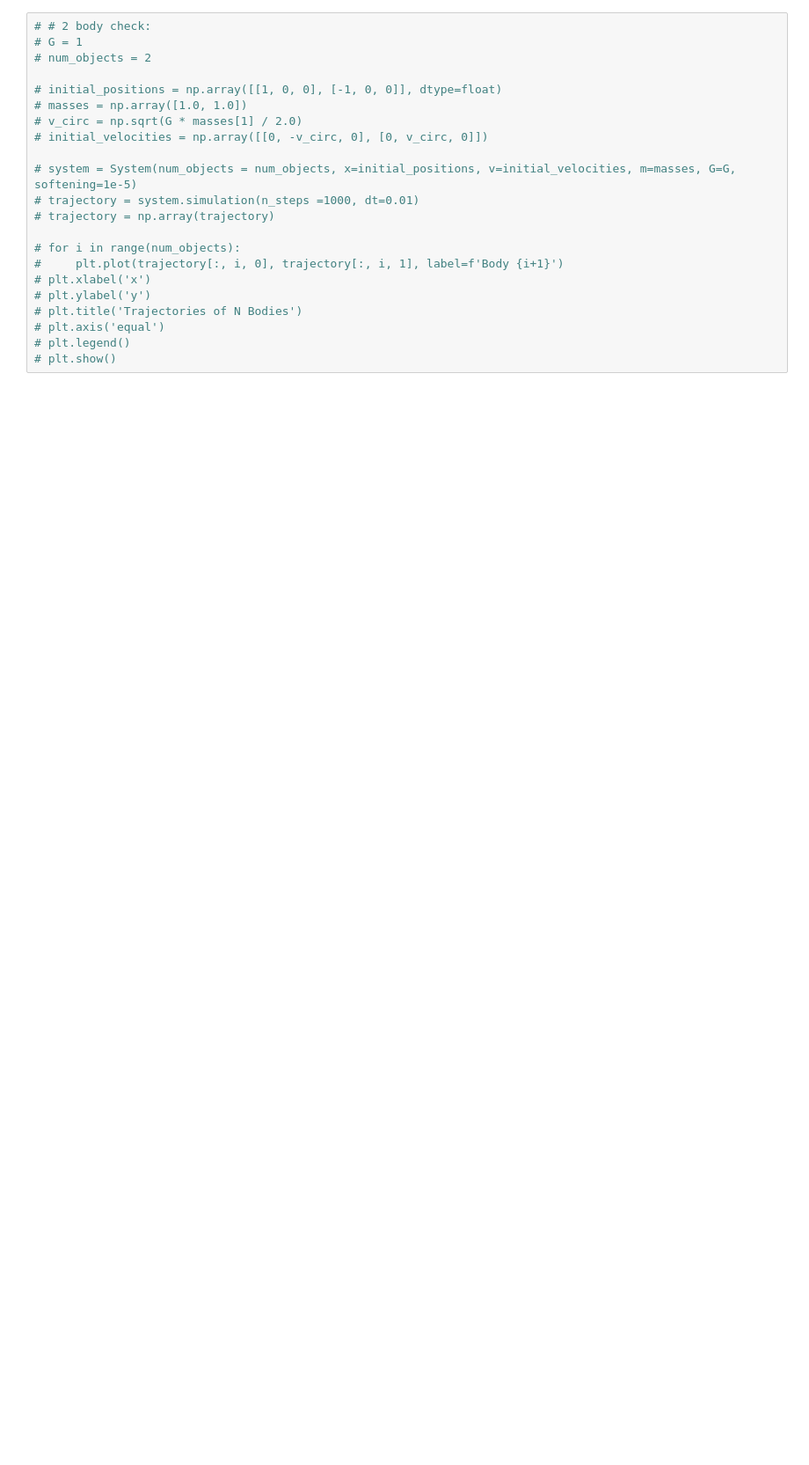
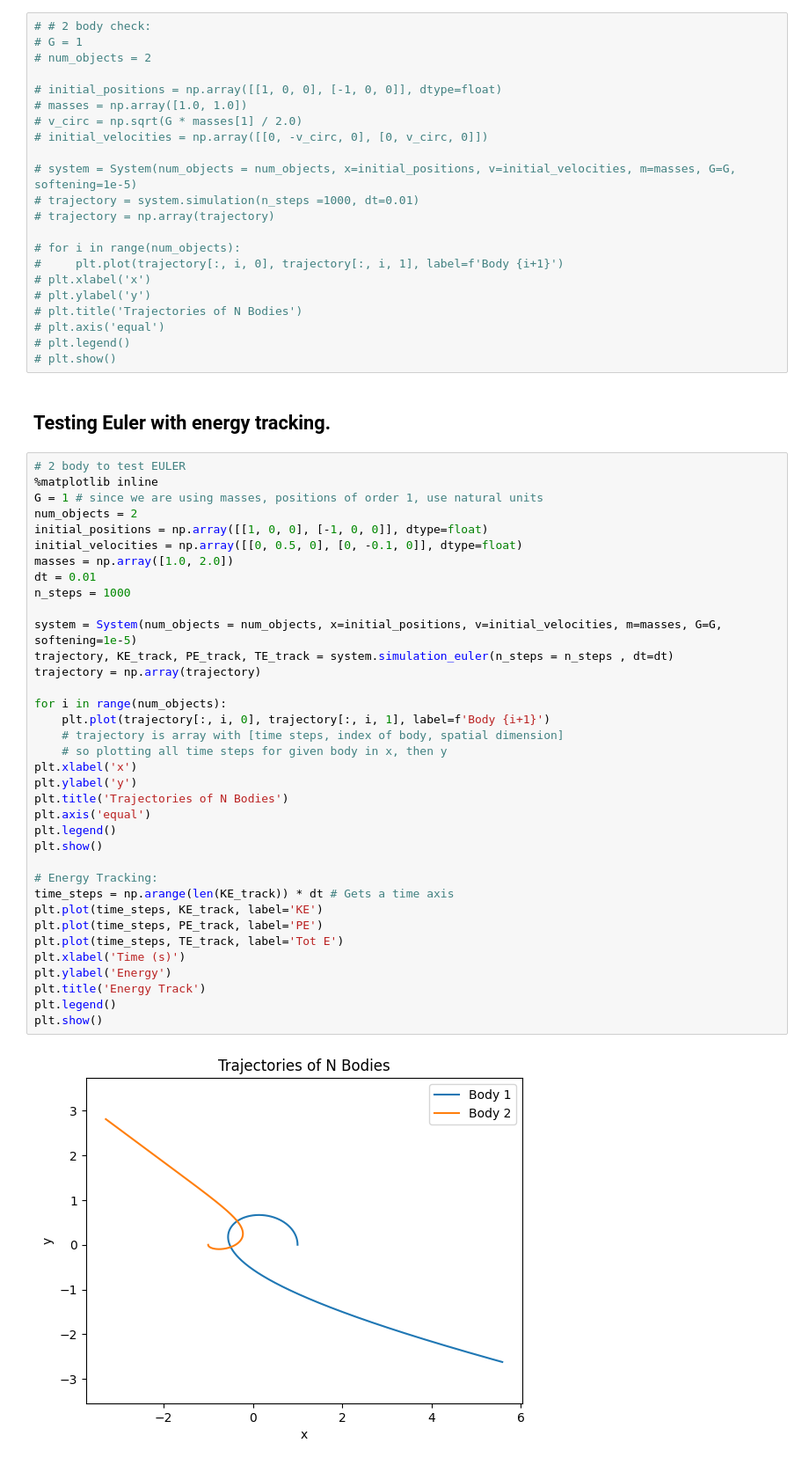
Before and after one commit to OliverPearce5/N-body_sim, a Jupyter notebook: nbody.ipynb, the cells around one changed output. Shown at 88% size. Drawn from its saved outputs; the diff is of its cells as text; blank space fills up the shorter version.

Commit message:
Adding Energy Tracker

```diff
--- a/nbody.ipynb
+++ b/nbody.ipynb
@@ -140,3 +188,43 @@ class System:
 # plt.axis('equal')
 # plt.legend()
 # plt.show()
+# %% [markdown]
+## Testing Euler with energy tracking.
+# %%
+# 2 body to test EULER
+%matplotlib inline
+G = 1 # since we are using masses, positions of order 1, use natural units
+num_objects = 2
+initial_positions = np.array([[1, 0, 0], [-1, 0, 0]], dtype=float)
+initial_velocities = np.array([[0, 0.5, 0], [0, -0.1, 0]], dtype=float)
+masses = np.array([1.0, 2.0])
+dt = 0.01
+n_steps = 1000
+
+system = System(num_objects = num_objects, x=initial_positions, v=initial_velocities, m=masses, G=G, softening=1e-5)
+trajectory, KE_track, PE_track, TE_track = system.simulation_euler(n_steps = n_steps , dt=dt)
+trajectory = np.array(trajectory)
+
+for i in range(num_objects):
+    plt.plot(trajectory[:, i, 0], trajectory[:, i, 1], label=f'Body {i+1}')
+    # trajectory is array with [time steps, index of body, spatial dimension]
+    # so plotting all time steps for given body in x, then y
+plt.xlabel('x')
+plt.ylabel('y')
+plt.title('Trajectories of N Bodies')
+plt.axis('equal')
+plt.legend()
+plt.show()
+
+# Energy Tracking:
+time_steps = np.arange(len(KE_track)) * dt # Gets a time axis
+plt.plot(time_steps, KE_track, label='KE')
+plt.plot(time_steps, PE_track, label='PE')
+plt.plot(time_steps, TE_track, label='Tot E')
+plt.xlabel('Time (s)')
+plt.ylabel('Energy')
+plt.title('Energy Track')
+plt.legend()
+plt.show()
+# %% [output]
+[figure, added]
```
Also changed, not shown: parts of 9 cells of this notebook.
